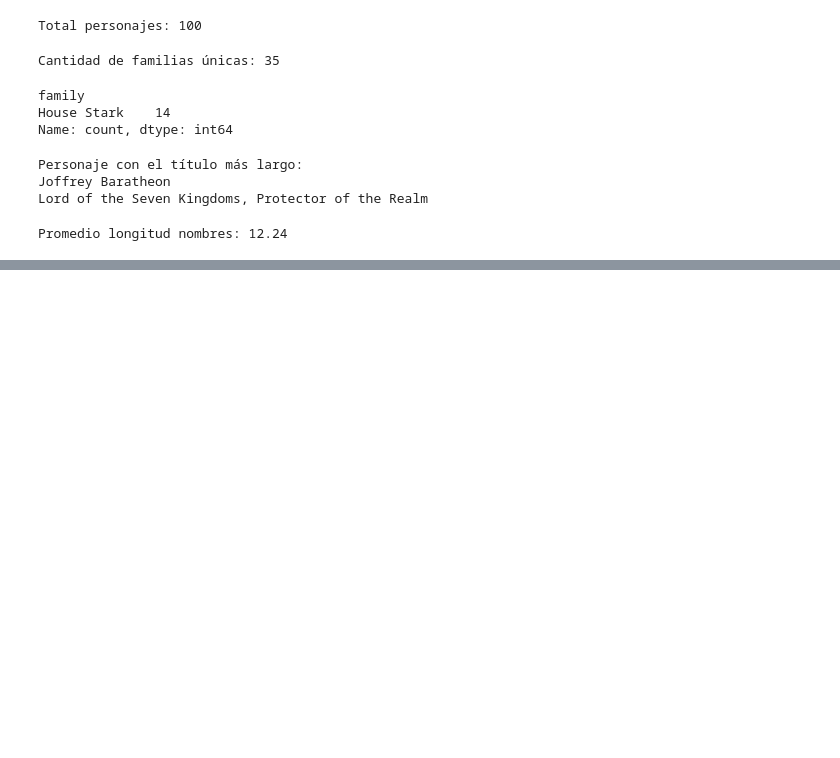
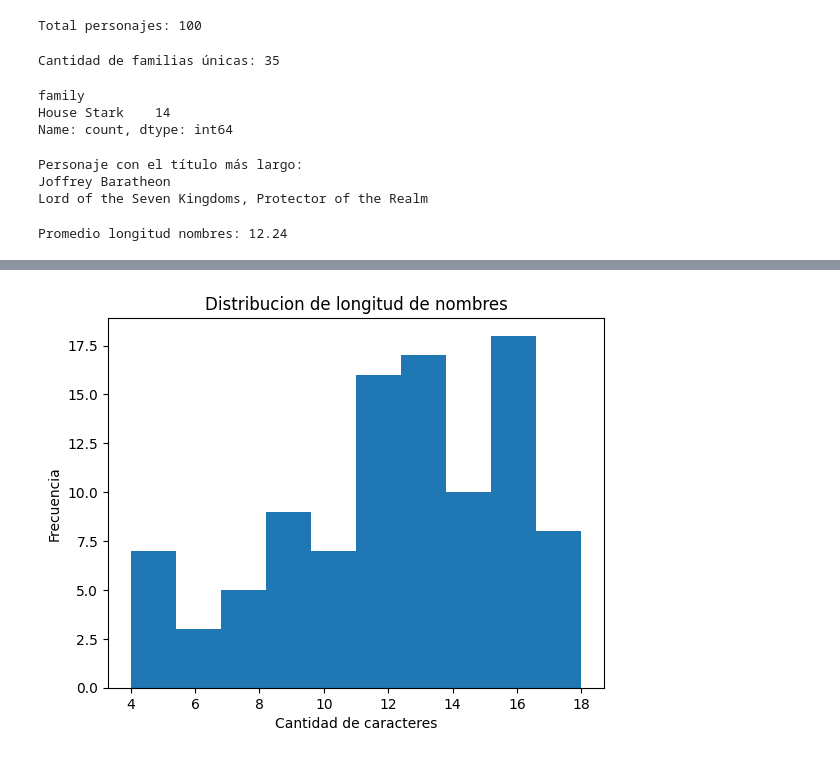
Before and after one commit to lauratoro1/bases_datos_udea, a Jupyter notebook: taller4/analisis_got.ipynb, the cells around one changed output, grey strips where cells are left out. Saved outputs shown, nothing was run; the diff lists cells and outputs as text; code cells hidden in the pictures; blank space fills up the shorter version.

```diff
--- a/taller4/analisis_got.ipynb
+++ b/taller4/analisis_got.ipynb
@@ -145,0 +185,16 @@ Promedio longitud nombres: 12.24
+# %%
+# Crear variable longitud nombre
+df["longitud_nombre"] = df["fullName"].apply(len)
+
+# Histograma
+plt.hist(df["longitud_nombre"])
+
+plt.title("Distribucion de longitud de nombres")
+
+plt.xlabel("Cantidad de caracteres")
+
+plt.ylabel("Frecuencia")
+
+plt.show()
+# %% [output]
+[figure, added]
```
Also changed, not shown: parts of 4 cells of this notebook.
